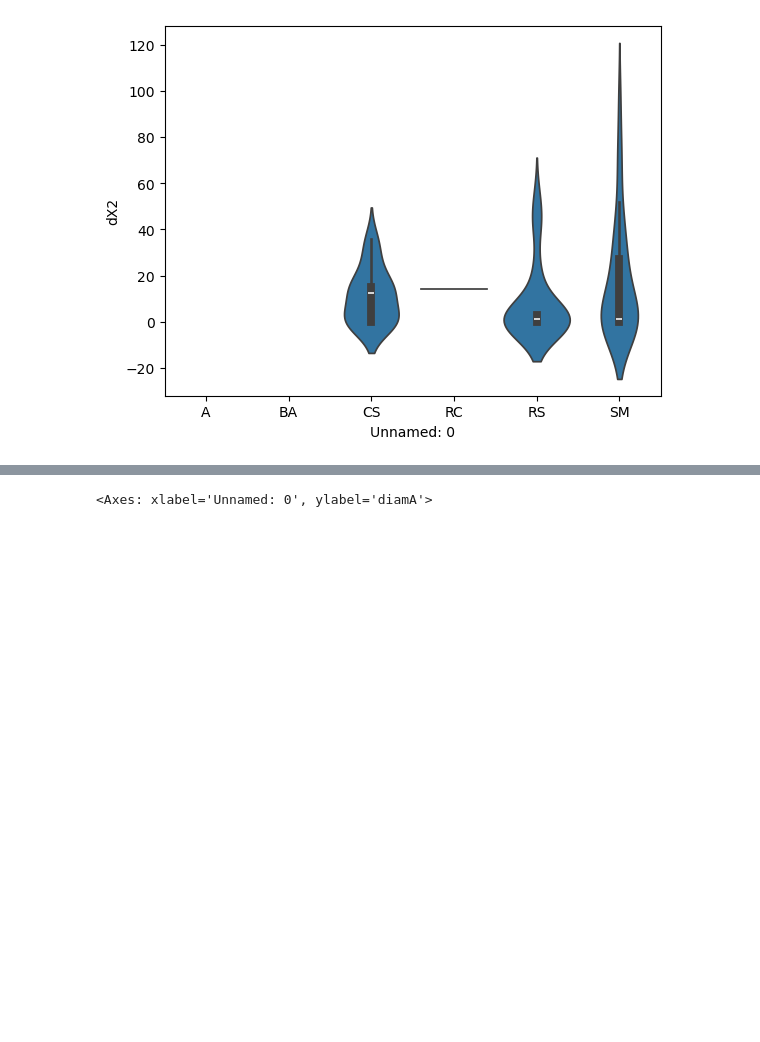
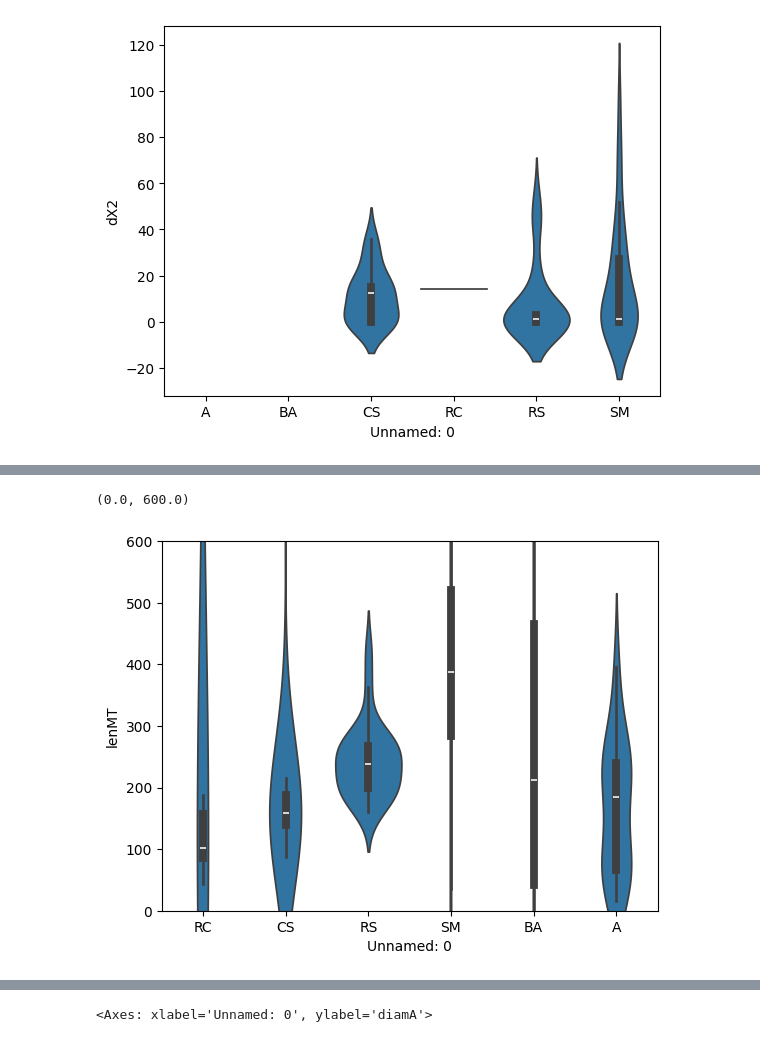
Before and after one commit to zacsimile/cytokinesis-pseudotime-analysis, a Jupyter notebook: extract_line_profile_septin2_tubulin.ipynb, the cells around one changed output, grey strips where cells are left out. Drawn from its saved outputs; the diff is of its cells as text; code cells hidden in the pictures; blank space fills up the shorter version.

```diff
--- a/extract_line_profile_septin2_tubulin.ipynb
+++ b/extract_line_profile_septin2_tubulin.ipynb
@@ -203,0 +215,6 @@ Text(0.5, 1.0, '|diamM - diamM2|')
+# %%
+sns.violinplot(metrics, x="Unnamed: 0", y="lenMT")
+plt.ylim([0,600])
+# %% [output]
+(0.0, 600.0)
+[figure, added]
```
Also changed, not shown: parts of 10 cells of this notebook, 5 other files.
